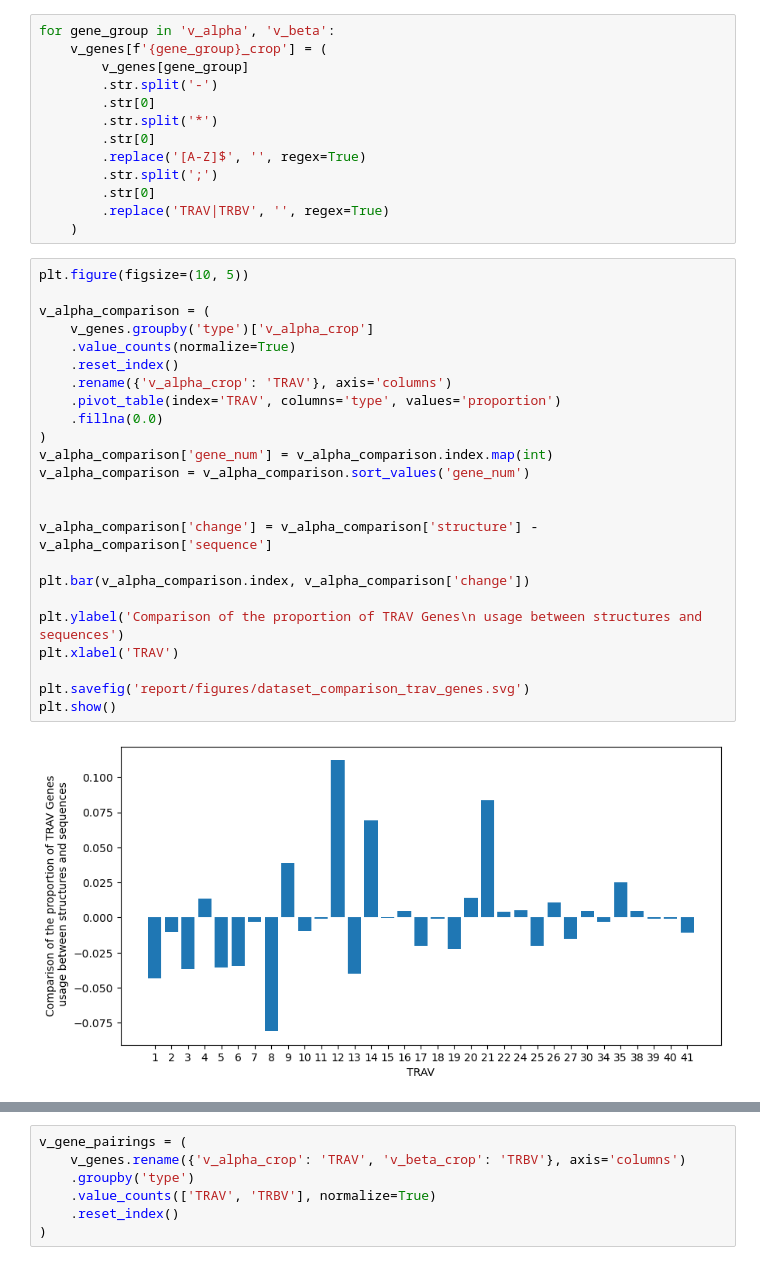
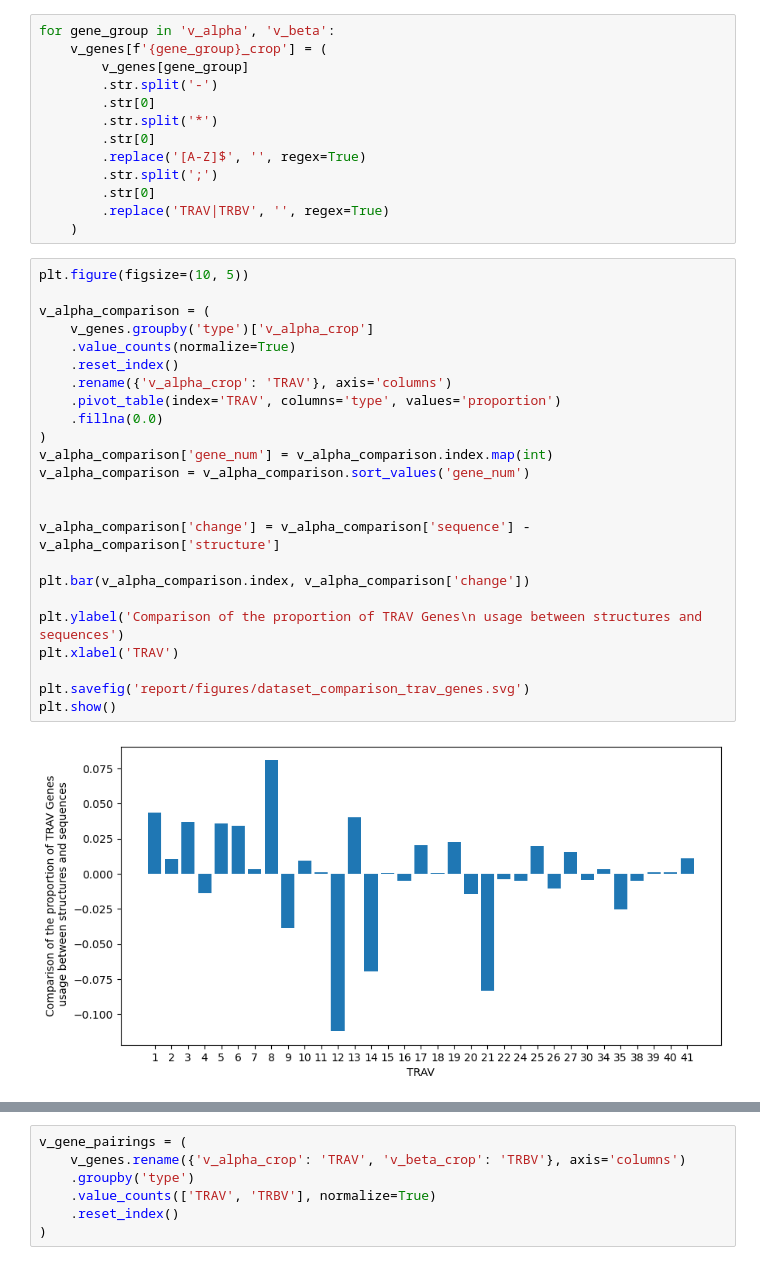
Before and after one commit to benjiemc/tcr-antigen-prediction, a Jupyter notebook: notebooks/compairing_sequence_and_structure_data.ipynb, the cells around one changed output, grey strips where cells are left out. Cells and saved outputs as stored; diff of their text form.

```diff
--- a/notebooks/compairing_sequence_and_structure_data.ipynb
+++ b/notebooks/compairing_sequence_and_structure_data.ipynb
@@ -84,29 +84,29 @@ for gene_group in 'v_alpha', 'v_beta':
 # %%
 plt.figure(figsize=(10, 5))
 
 v_alpha_comparison = (
     v_genes.groupby('type')['v_alpha_crop']
     .value_counts(normalize=True)
     .reset_index()
     .rename({'v_alpha_crop': 'TRAV'}, axis='columns')
     .pivot_table(index='TRAV', columns='type', values='proportion')
     .fillna(0.0)
 )
 v_alpha_comparison['gene_num'] = v_alpha_comparison.index.map(int)
 v_alpha_comparison = v_alpha_comparison.sort_values('gene_num')
 
 
-v_alpha_comparison['change'] = v_alpha_comparison['structure'] - v_alpha_comparison['sequence']
+v_alpha_comparison['change'] = v_alpha_comparison['sequence'] - v_alpha_comparison['structure']
 
 plt.bar(v_alpha_comparison.index, v_alpha_comparison['change'])
 
 plt.ylabel('Comparison of the proportion of TRAV Genes\n usage between structures and sequences')
 plt.xlabel('TRAV')
 
 plt.savefig('report/figures/dataset_comparison_trav_genes.svg')
 plt.show()
 # %% [output]
-[figure, old version]
+[figure, new version]
 # %%
 plt.figure(figsize=(10, 5))
 
```
Also changed, not shown: parts of 5 cells of this notebook.
